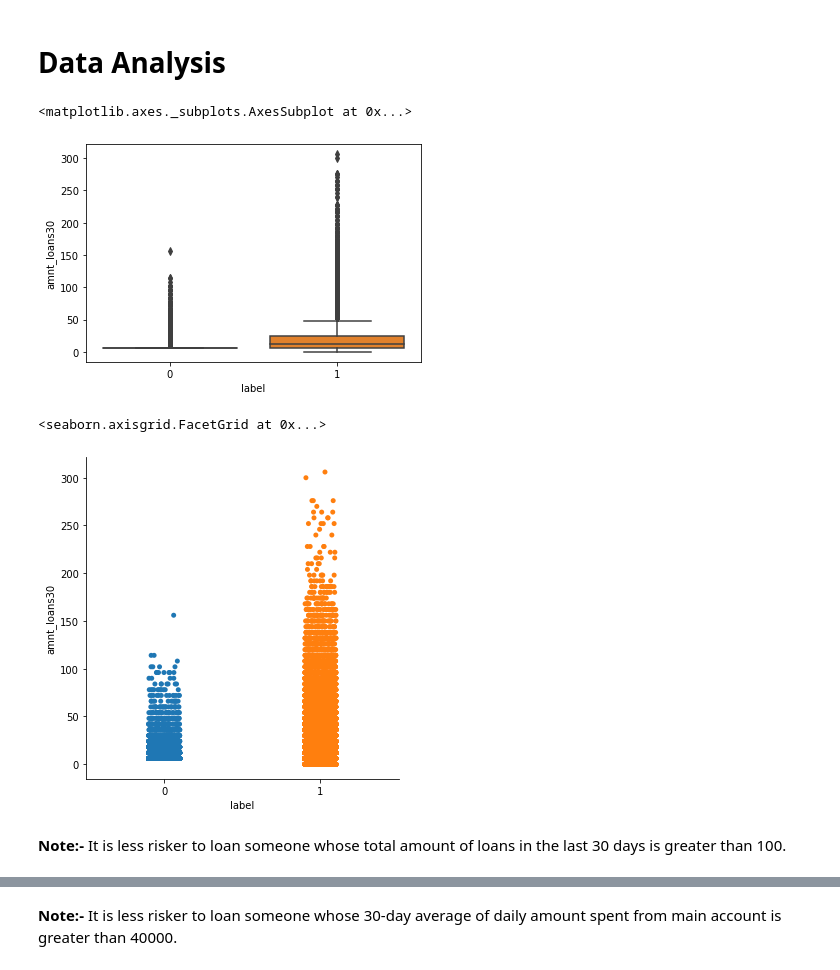
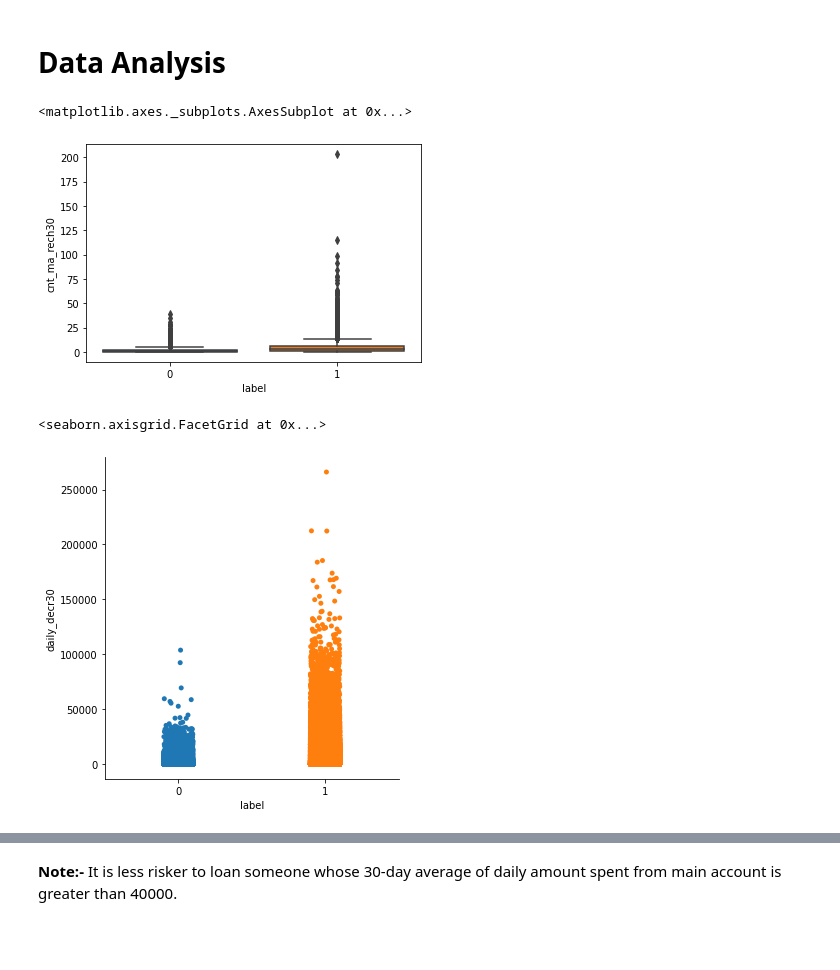
Before and after one commit to yesdeepakmittal/delinquencymodel, a Jupyter notebook: DelinquencyModel.ipynb, the cells around one changed output, grey strips where cells are left out. Cells and saved outputs as stored; diff of their text form; code cells hidden in the pictures; blank space fills up the shorter version.

```diff
--- a/DelinquencyModel.ipynb
+++ b/DelinquencyModel.ipynb
@@ -140,15 +140,13 @@ _ = sns.heatmap(data = corr,square=True,annot=False,cbar=True,cmap="YlGnBu",
 # %% [markdown]
 <h1>Data Analysis</h1>
 # %%
-sns.boxplot(x='label',y='amnt_loans30',data=df)
+sns.boxplot(x='label',y='cnt_ma_rech30',data=df)
 # %% [output]
 <matplotlib.axes._subplots.AxesSubplot at 0x...>
-[figure, old version]
+[figure, new version]
 # %%
-sns.catplot(x='label',y='amnt_loans30',data=df)
-# sns.catplot(y='label',x='amnt_loans30',data=df,kind='violin',orient='h')
+sns.catplot(x='label',y='daily_decr30',data=df)
+# plt.grid(True)
 # %% [output]
 <seaborn.axisgrid.FacetGrid at 0x...>
-[figure, old version]
+[figure, new version]
-# %% [markdown]
-**Note:-** It is less risker to loan someone whose total amount of loans in the last 30 days is greater than 100.
```
Also changed, not shown: parts of 23 cells of this notebook.
